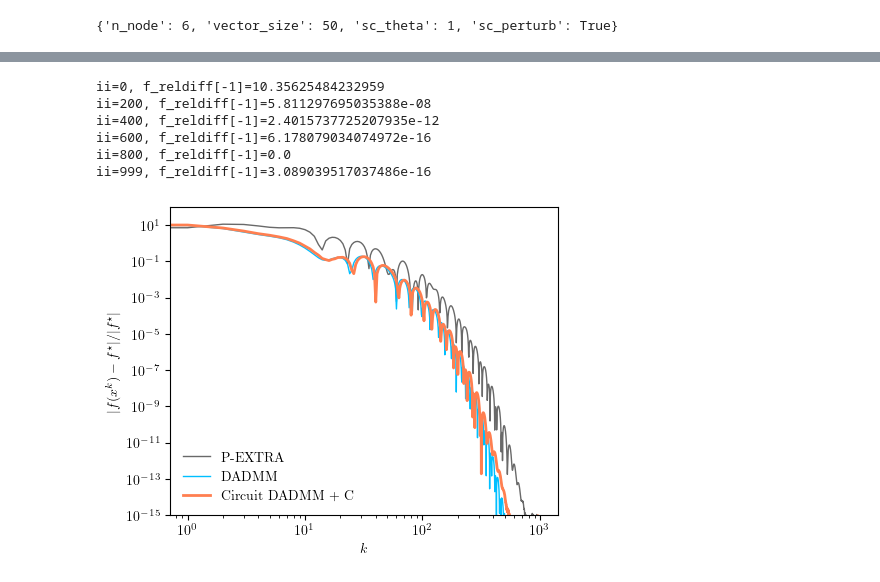
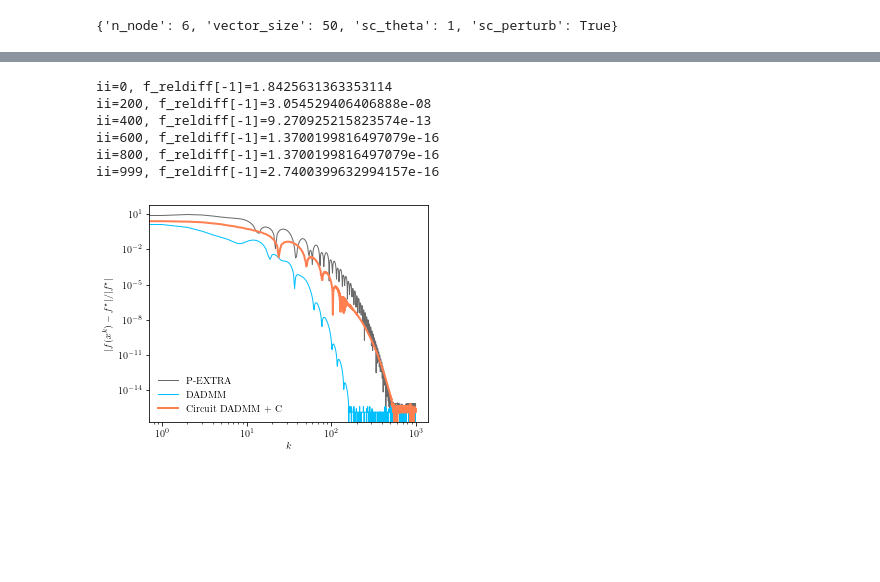
Before and after one commit to cvxgrp/optimization_via_circuits, a Jupyter notebook: convergence/quad_no_constraint_experiment.ipynb, the cells around one changed output, grey strips where cells are left out. Cells and saved outputs as stored; diff of their text form; code cells hidden in the pictures; blank space fills up the shorter version.

Commit message:
obtain more possible R for DADMM+C
- obtain stepsizes for R=1,3,1.5 for DADMM+C
- setting objective=0, allows bigger smoothness parameter for DADMM
- proceed more experiments for qp problem

```diff
--- a/convergence/quad_no_constraint_experiment.ipynb
+++ b/convergence/quad_no_constraint_experiment.ipynb
@@ -137,8 +140,8 @@ find_best = True
 # problem_data['rho'] = 0.5
 
 start = 0.1
-end = 2
-space = 0.1
+end = 4
+space = 0.2
 
 best_value = 1
 
@@ -148,7 +151,9 @@ if find_best == True:
         # print("Testing rho :", r)
         pg_op_norm, pg_err_opt_star, pg_err_opt_reldiff, pg_const_vio, pg_f_reldiff = p_extra_quad_no_constraint(problem_spec, problem_data, network_data, x_opt_star, f_star, printing=False, freq=200)
         # new_val = sum(pg_f_reldiff[-10:]) / 10
-        new_val = sum(pg_f_reldiff[-300:]) / 300
+        # new_val = sum(pg_f_reldiff[-300:]) / 300
+        # new_val = sum(pg_f_reldiff[-300:-200]) / 100
+        new_val = sum(pg_f_reldiff[300:400]) / 100
         if new_val < best_value:
             print("new best_rho :", round(r, 2),  "new best_value :", new_val)
             best_value = new_val
@@ -182,10 +190,32 @@ ii=999, f_reldiff[-1]=6.178079034074972e-16, err_opt_reldiff[-1]=1.4406784108373
 # params={"R":1, "Inductance":4, "Capacitance":8, "h":2.764408907848405}
 # params={"R":1, "Inductance":4, "Capacitance":4, "h":1.382204453924203}
 
+# params={"R":3, "Inductance":3, "Capacitance":8/3, "h":1.6540863202464} # worked good for R=3, N(0.5,1)
 # params={"R":3, "Inductance":3, "Capacitance":8/3, "h":1.842939271898937} # worked good for R=3, N(0.5,1)
 
-params={"R":1, "Inductance":6, "Capacitance":8, "h":5.52881781569681} # worked good for Q[j] = Q[j]*50
+
+
+# params={"R":1, "Inductance":6, "Capacitance":8, "h":5.52881781569681} # worked good for Q[j] = Q[j]*50
 # params={"R":1, "Inductance":6, "Capacitance":20, "h":5.52881781569681} # worked good for Q[j] = Q[j]*50
+
+# params={"R":1, "Inductance":8, "Capacitance":8, "h":5.5409883749567} # worked good for Q[j] = Q[j]*50
+
+# params={"R":0.5, "Inductance":11, "Capacitance":24, "h":10} # only test
+# params={"R":1, "Inductance":6, "Capacitance":8, "h":5.13906193644284} # verified
+# params={"R":2, "Inductance":3, "Capacitance":4, "h":2.321989931} # verified
+# params={"R":3, "Inductance":3, "Capacitance":8/3, "h":1.6540863202464} # verified
+
+
+# params={"R":4, "Inductance":2, "Capacitance":2, "h":1} # not verified, but worked well
+
+# params={"R":2, "Inductance":4, "Capacitance":4, "h":2.764408907848405} # verified
+
+
+params={"R":0.5, "Inductance":11, "Capacitance":20, "h":10} # only test
+# params={"R":2, "Inductance":3, "Capacitance":4, "h":3.4} # not verified, but worked well for [2.5,3.5]
+
+
+# params={"R":1.5, "Inductance":4.5, "Capacitance":6, "h":4} # not verified, but worked well
 
 # params={"R":2, "Inductance":3, "Capacitance":4, "h":2.764408907848405} # this also works
 # params={"R":2, "Inductance":3, "Capacitance":3, "h":2.764408907848405} # this also works
@@ -193,46 +223,50 @@ params={"R":1, "Inductance":6, "Capacitance":8, "h":5.52881781569681} # worked g
 # params={"R":2, "Inductance":4, "Capacitance":4, "h":2.764408907848405}
 # params={"R":18, "Inductance":10, "Capacitance":1, "h":1.0541046971920436}
 # params={"R":18, "Inductance":10, "h":1.1054814693822324}
+
+
+# params={"R":3, "Inductance":2, "Capacitance":8/3, "h":1.6540863202464} # fail
+
 dadmm_c_err_opt_star, dadmm_c_err_opt_reldiff, dadmm_c_const_vio, dadmm_c_f_reldiff  = co.dadmm("cir_dadmm_c", problem_spec, problem_data,
                                                                                 network_data, x_opt_star, f_star, prox_operators=prox_operators,
                                                                                 fi_operators=fi_operators,
                                                                                 params=params, printing=True, sc_index_set={3,4}, freq=200)
 # %% [output]
-ii=0, f_reldiff[-1]=10.35625484232959
-ii=200, f_reldiff[-1]=5.811297695035388e-08
-ii=400, f_reldiff[-1]=2.4015737725207935e-12
-ii=600, f_reldiff[-1]=6.178079034074972e-16
-ii=800, f_reldiff[-1]=0.0
-ii=999, f_reldiff[-1]=3.089039517037486e-16
+ii=0, f_reldiff[-1]=1.8425631363353114
+ii=200, f_reldiff[-1]=3.054529406406888e-08
+ii=400, f_reldiff[-1]=9.270925215823574e-13
+ii=600, f_reldiff[-1]=1.3700199816497079e-16
+ii=800, f_reldiff[-1]=1.3700199816497079e-16
+ii=999, f_reldiff[-1]=2.7400399632994157e-16
 # %%
 fname = "n6_qp_circuit_dadmm_c"
 
 plt.rc('text', usetex=True)
 plt.rc('font', family='serif')
 plt.rcParams["legend.fontsize"] = 10
 plt.rcParams["lines.linewidth"] = 2
 plt.rcParams["lines.markersize"] = 4
 plt.rcParams["legend.framealpha"] = 0.0
 plt.rcParams["xtick.labelsize"] = 10
 plt.rcParams["ytick.labelsize"] = 10
 plt.rcParams["mathtext.fontset"] = 'cm' # default = 'dejavusans', other options = 'cm', 'stixsans', 'dejavuserif'
 black, red, blue, green = 'dimgrey', 'coral', 'deepskyblue', 'green'
 
 # operator norm plot (log-log plot)
 plt.figure(figsize=(5,4))
 plt.minorticks_off()
 plt.xscale("log")
 plt.yscale("log")
 plt.plot(pg_f_reldiff, label='P-EXTRA', color=black, linewidth=1)
 plt.plot(admm_f_reldiff, label='DADMM', color=blue, linewidth=1)
 # plt.plot(dadmm_c_all_f_reldiff, label='Circuit DADMM + C-All',  color=green, linewidth=1)
 plt.plot(dadmm_c_f_reldiff, label='Circuit DADMM + C',  color=red, linewidth=2)
 plt.xlabel(r"$k$")
 plt.ylabel(r"$|f(x^k) - f^\star|/|f^\star|$")
 # plt.ylabel(r"$\|\tilde{\mathbf{A}}x_k\|^2_M$")
-plt.ylim(1e-15, 1e+2)
-# plt.autoscale(enable=True, axis='y', tight=None)
+# plt.ylim(1e-15, 1e+2)
+plt.autoscale(enable=True, axis='y', tight=None)
 plt.legend()
 plt.savefig(f'plots/freldif_{fname}.pdf', dpi=300)
 # %% [output]
-[figure, old version]
+[figure, new version]
```
Also changed, not shown: parts of 8 cells of this notebook, 28 other files.
